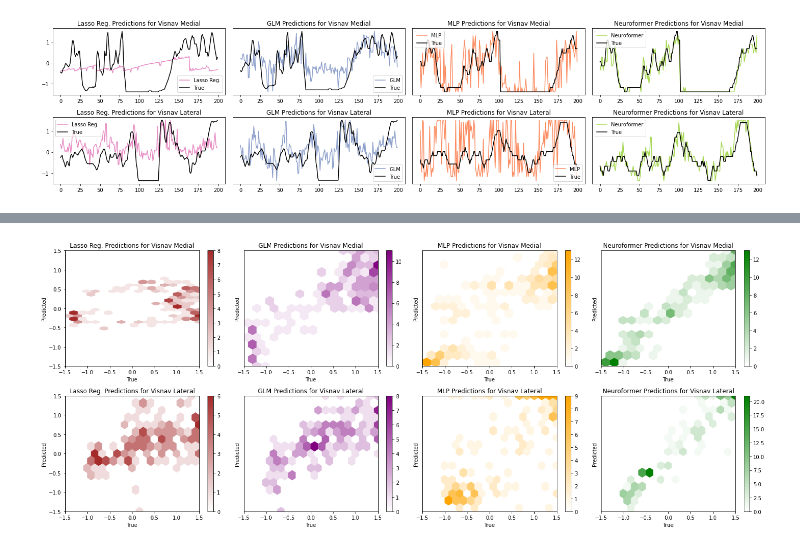
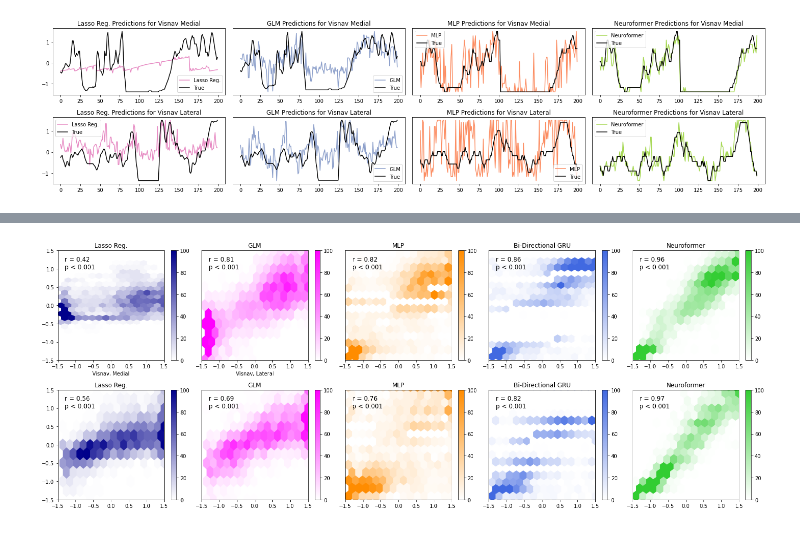
Before and after one commit to a-antoniades/neuroformer_, a Jupyter notebook: experiment_compare_behavior_preds.ipynb, the cells around one changed output, grey strips where cells are left out. Saved outputs shown, nothing was run; the diff lists cells and outputs as text; code cells hidden in the pictures.

```diff
--- a/experiment_compare_behavior_preds.ipynb
+++ b/experiment_compare_behavior_preds.ipynb
@@ -210,0 +235,6 @@ plot_behavior_predictions_hex(preds_dict, 200, gridsize=15)
+# %%
+df = pd.read_csv(gru_cls_medial)
+df['behavior'] = df['behavior'].apply(lambda x: max(min(x, 1.5), -1.5))
+df['true'] = df['true'].apply(lambda x: max(min(x, 1.5), -1.5))
+
+plt.hexbin(df['true'], df['behavior'], gridsize=10, cmap='Blues')
@@ -211,25 +244,28 @@ plot_behavior_predictions_hex(preds_dict, 200, gridsize=15)
 # %%
+save_path = "./_rebuttal/behavior/classification"
+
 def plot_behavior_predictions_hex(preds_dict, length, gridsize=50):
     n_models = max(len(models) for models in preds_dict.values())
-    fig, axes = plt.subplots(nrows=len(preds_dict), ncols=n_models, figsize=(20, 8))
+    fig, axes = plt.subplots(nrows=len(preds_dict), ncols=n_models, figsize=(20, 7.5))
 
-    # Color dictionary
+    # # Color dictionary
+    # color_dict = {
+    #     "Neuroformer": 'green',  # Light Green
+    #     "MLP": 'orange',  # Orange
+    #     "GLM": 'purple',  # Light Purple
+    #     "Lasso Reg.": 'brown',  # Light Brown
+    #     "True": 'black'  # Teal
+    # }
+    # color_dict = {
+    #     "Neuroformer": 'darkorange',  # Dark Orange
+    #     "MLP": 'midnightblue',  # Midnight Blue
+    #     "GLM": 'gold',  # Gold
+    #     "Lasso Reg.": 'darkblue',  # Dark Blue
+    #     "True": 'black'  # Black
+    # }
     color_dict = {
-        "Neuroformer": 'green',  # Light Green
-        "MLP": 'orange',  # Orange
-        "GLM": 'purple',  # Light Purple
-        "Lasso Reg.": 'brown',  # Light Brown
-        "True": 'black'  # Teal
-    }
-    color_dict = {
-        "Neuroformer": 'darkorange',  # Dark Orange
-        "MLP": 'midnightblue',  # Midnight Blue
-        "GLM": 'gold',  # Gold
-        "Lasso Reg.": 'darkblue',  # Dark Blue
-        "True": 'black'  # Black
-    }
-        color_dict = {
         "Neuroformer": 'limegreen',  # Vibrant Green
+        "Bi-Directional GRU": 'royalblue',  # Royal Blue
         "MLP": 'darkorange',  # Dark Orange
         "GLM": 'magenta',  # Magenta (Fuchsia-like)
         "Lasso Reg.": 'darkblue',  # Dark Blue
@@ -241,27 +277,44 @@ def plot_behavior_predictions_hex(preds_dict, length, gridsize=50):
         for i, (model, filepath) in enumerate(reversed(models.items())):
             df = pd.read_csv(filepath)
             # set all values between (-1.5 and 1.5)
-            df['behavior'] = df['behavior'].apply(lambda x: max(min(x, 1.5), -1.5))
+            df['behavior'] = df['behavior'].apply(lambda x: max(min(x, 2), -2))
             df['true'] = df['true'].apply(lambda x: max(min(x, 1.5), -1.5))
-
+            print(f"Model: {model}, Dataset: {dataset}")
+            print(f"Length of preds: {len(df['behavior'])}")
+            p, r = pearsonr(df['true'], df['behavior'])
+            # if model != "Bi-Directional GRU":
             n = 7
+            # x = df['true'][n*length:(n+1)*length]
+            # y = df['behavior'][n*length:(n+1)*length]
+            x = df['true'][:length]
+            y = df['behavior'][:length]
+            # else:
+            #     x = df['true'][100:100 + length]
+            #     y = df['behavior'][100:100 + length]
 
             # Create a colormap that goes from white at the smallest values to model color at the largest
-            from matplotlib.colors import LinearSegmentedColormap
             cmap = LinearSegmentedColormap.from_list('my_cmap', ['white', color_dict[model]])
 
-            hb = axes[j, i].hexbin(df['true'][n*length:(n+1)*length], df['behavior'][n*length:(n+1)*length], gridsize=gridsize, cmap=cmap)
+            hb = axes[j, i].hexbin(x, y, gridsize=gridsize, cmap=cmap, vmin=0, vmax=100)
             cb = plt.colorbar(hb, ax=axes[j, i])
             # cb.set_label('counts')
 
             # Set title and labels
-            axes[j, i].set_title(f'{model} Predictions for Visnav {dataset}')
-            axes[j, i].set_xlabel('True')
-            axes[j, i].set_ylabel('Predicted')
+            # axes[j, i].set_title(f'{model} Predictions for Visnav {dataset}')
+            # axes[j, i].plot([-1.5, 1.5], [-1.5, 1.5], color='black', linestyle='--', linewidth=1)
+            axes[j, i].set_title(f'{model}')
+            # axes[j, i].set_xlabel('True')
+            # axes[j, i].set_ylabel('Predicted')
+            if i == 0 and j == 0:
+                axes[j, i].set_xlabel('Visnav, Medial')
+            if i == 1 and j == 0:
+                axes[j, i].set_xlabel('Visnav, Lateral')
             # set x and y limits
             axes[j, i].set_xlim(-1.5, 1.5)
             axes[j, i].set_ylim(-1.5, 1.5)
 
+            axes[j, i].text(-1.3, 1, f"r = {p:.2f}\np < {0.001}",
+                            transform=axes[j, i].transData, fontsize=12)
             # turn off all y ticks and values except first columns
             if i != 0:
                 axes[j, i].set_yticks([])
@@ -269,9 +322,10 @@ def plot_behavior_predictions_hex(preds_dict, length, gridsize=50):
                 # axes[j, i].set_xlabel('')
 
     plt.tight_layout()
+    plt.savefig(os.path.join(save_path, f"behavior_preds_hex_{length}.pdf"), dpi=300)
     plt.show()
 
 
 # Plot the first 200 behavior predictions for each CSV file
-plot_behavior_predictions_hex(preds_dict, 200, gridsize=15)
+plot_behavior_predictions_hex(preds_dict, 5000, gridsize=15)
 # %% [output]
@@ -278,4 +352,4 @@ plot_behavior_predictions_hex(preds_dict, 200, gridsize=15)
-[figure, old version]
+[figure, new version]
 # %%
 # import os
 # import matplotlib.pyplot as plt
```
Also changed, not shown: parts of 8 cells of this notebook, 30 other files.
